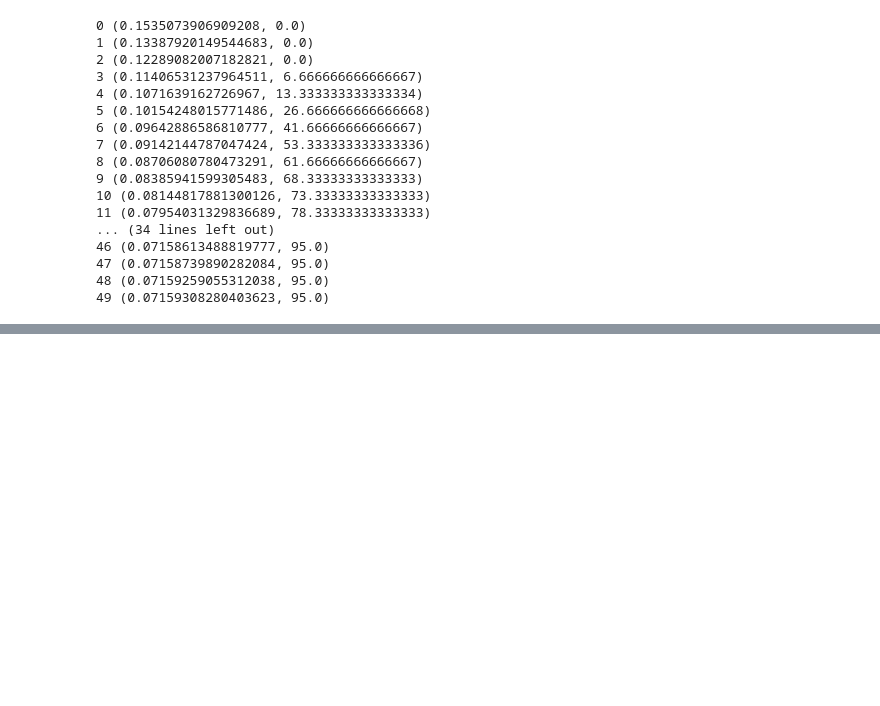
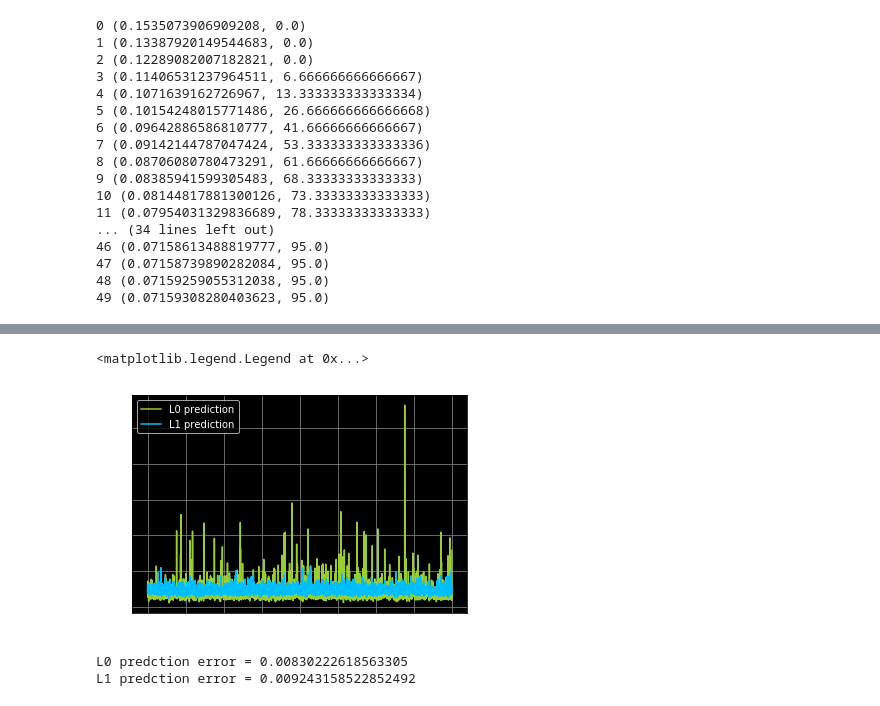
Before and after one commit to yugitti/sparse, a Jupyter notebook: 辞書学習/Untitled.ipynb, the cells around one changed output, grey strips where cells are left out. Cells and saved outputs as stored; diff of their text form; code cells hidden in the pictures; blank space fills up the shorter version.

Commit message:
add L1 prediction

```diff
--- a/辞書学習/Untitled.ipynb
+++ b/辞書学習/Untitled.ipynb
@@ -116,0 +123,30 @@ plt.plot(log_MOD[:,0])
+# %%
+X0 = np.zeros([D.shape[1], y.shape[1]]) ## 辞書数 x データ数
+for i in range(Y.shape[1]): ## データごとに処理
+    X0[:,i], _ = OMP(A_MOD, y[:,i], k0=k0, tol=1e-4)
+# %%
+from sklearn.linear_model import Lasso
+X1 = np.zeros([D.shape[1], y.shape[1]]) ## 辞書数 x データ数
+lasso = Lasso(alpha=0.005, max_iter=1000, tol=1e-4)
+for i in range(Y.shape[1]): ## データごとに処理
+    lasso.fit(A_MOD, y[:,i])
+    X1[:,i] = lasso.coef_
+# %%
+y_pred0 = A_MOD @ X0
+y_pred1 = A_MOD @ X1
+# %%
+err0 = np.mean((y - y_pred0)**2, axis=0)
+err1 = np.mean((y - y_pred1)**2, axis=0)
+# %%
+plt.plot(err0, label="L0 prediction")
+plt.plot(err1, label="L1 prediction")
+plt.legend()
+# %% [output]
+<matplotlib.legend.Legend at 0x...>
+[figure, added]
+# %%
+print("L0 predction error = {}".format(np.mean(err0)))
+print("L1 predction error = {}".format(np.mean(err1)))
+# %% [output]
+L0 predction error = 0.00830222618563305
+L1 predction error = 0.009243158522852492
```
Also changed, not shown: parts of 3 cells of this notebook.
